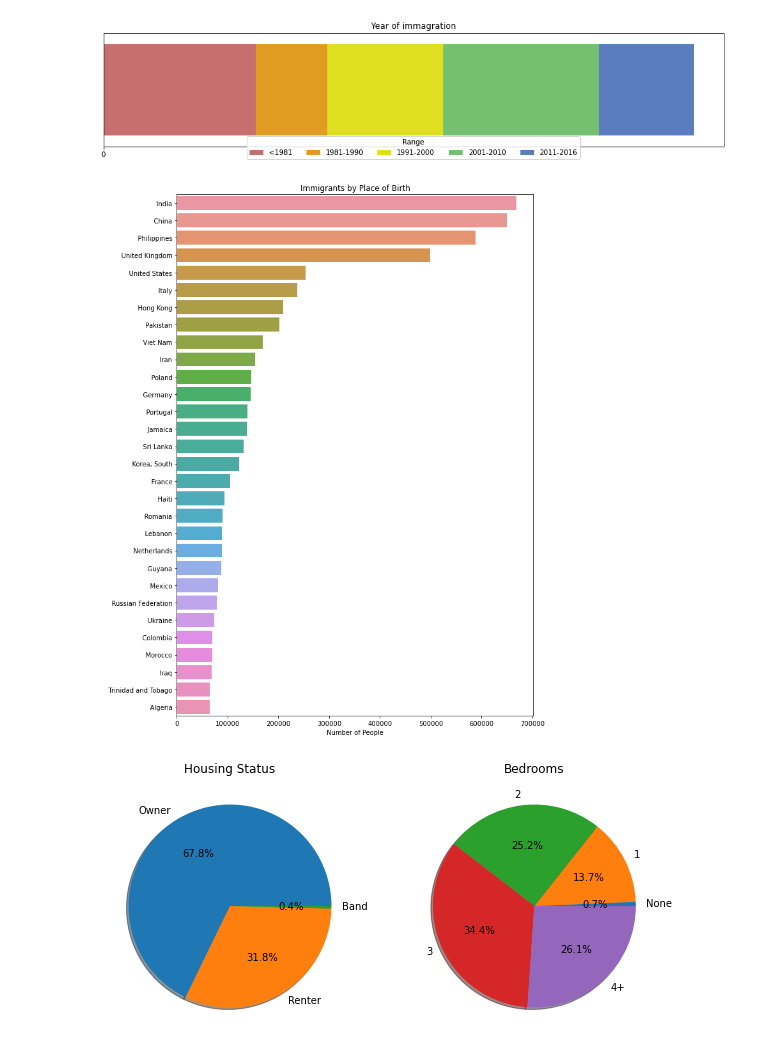
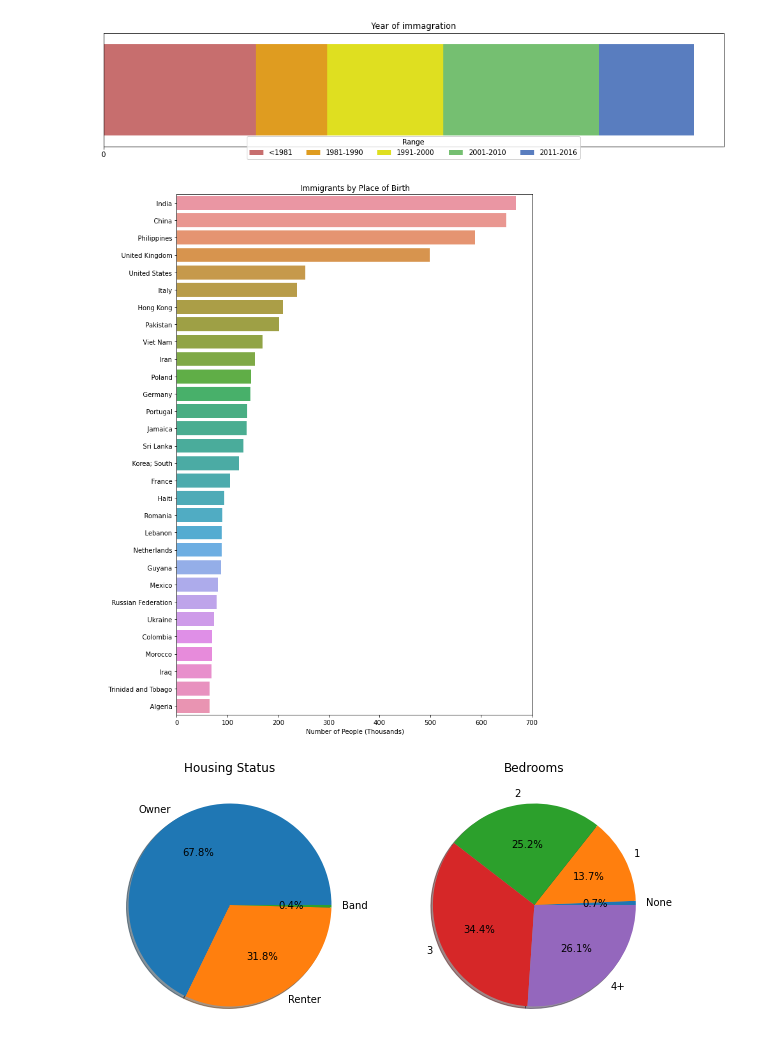
Before and after one commit to PerryGraham/Canadian-Census-EDA, a Jupyter notebook: Canada_EDA.ipynb, the cells around one changed output. Drawn from its saved outputs; the diff is of its cells as text; code cells hidden in the pictures.

```diff
--- a/Canada_EDA.ipynb
+++ b/Canada_EDA.ipynb
@@ -158,19 +143,20 @@ ax.axes.get_yaxis().set_visible(False)
 # %%
 immloc = censusdata.iloc[1157:1216,1:3]
 immloc = immloc.drop([1157,1168,1169,1186,1187,1196,1197,1214,1215])
 immloc = immloc.sort_values(by=["Total"], ascending=False)
 immloc = immloc.iloc[:30]
+immloc["Total"] = immloc["Total"]/1000
 
 f, ax = plt.subplots(figsize= (10,15))
 
 sns.set_color_codes("pastel")
 sns.barplot(x="Total", y="Characteristics", data=immloc,
             label="Total")
 
-ax.set(xlabel="Number of People",
+ax.set(xlabel="Number of People (Thousands)",
       ylabel="", title="Immigrants by Place of Birth");
 # %% [output]
-[figure, old version]
+[figure, new version]
 # %%
 house = censusdata.iloc[1617:1620,1:3]
 bed = censusdata.iloc[1624:1629,1:3]
```
Also changed, not shown: parts of 8 cells of this notebook.
